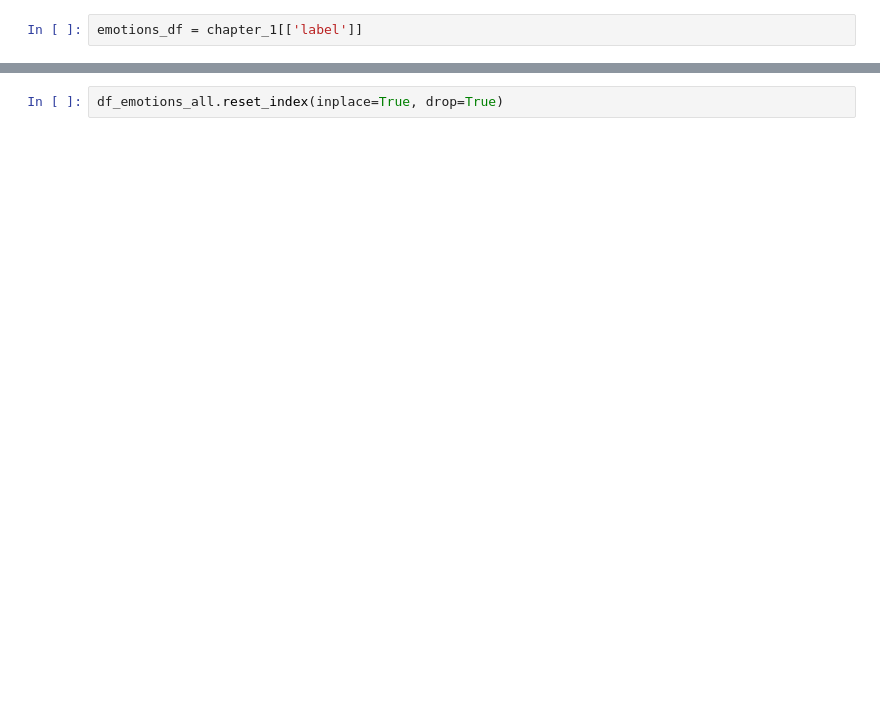
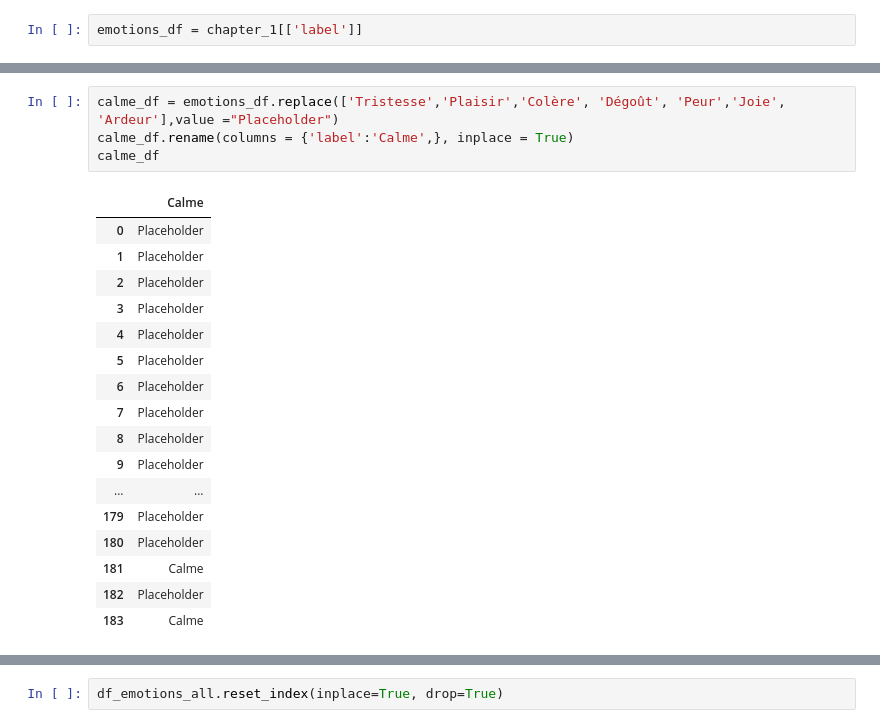
Before and after one commit to dpicca/Homer_Iliad_Dataset, a Jupyter notebook: Dataframes/Data_cleaning.ipynb, the cells around one changed output, grey strips where cells are left out. Drawn from its saved outputs; the diff is of its cells as text; blank space fills up the shorter version.

```diff
--- a/Dataframes/Data_cleaning.ipynb
+++ b/Dataframes/Data_cleaning.ipynb
@@ -314,0 +357,22 @@ colere_df
+# %%
+calme_df = emotions_df.replace(['Tristesse','Plaisir','Colère', 'Dégoût', 'Peur','Joie', 'Ardeur'],value ="Placeholder")
+calme_df.rename(columns = {'label':'Calme',}, inplace = True)
+calme_df
+# %% [output]
+|  | Calme |
+| 0 | Placeholder |
+| 1 | Placeholder |
+| 2 | Placeholder |
+| 3 | Placeholder |
+| 4 | Placeholder |
+| 5 | Placeholder |
+| 6 | Placeholder |
+| 7 | Placeholder |
+| 8 | Placeholder |
+| 9 | Placeholder |
+| ... | ... |
+| 179 | Placeholder |
+| 180 | Placeholder |
+| 181 | Calme |
+| 182 | Placeholder |
+| 183 | Calme |
```
Also changed, not shown: parts of 15 cells of this notebook.
